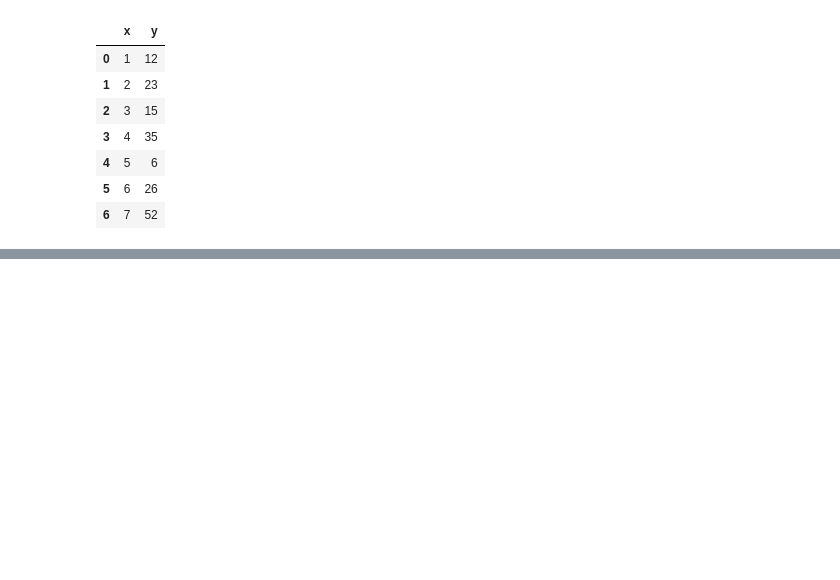
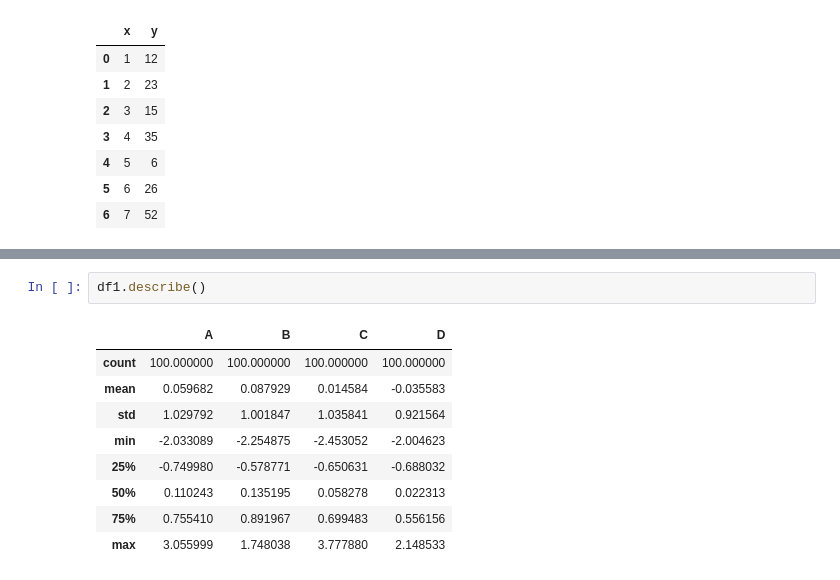
Before and after one commit to Eddie-hanson/Tutorials, a Jupyter notebook: Plotly_and_Cufflinks.ipynb, the cells around one changed output, grey strips where cells are left out. Saved outputs shown, nothing was run; the diff lists cells and outputs as text; blank space fills up the shorter version.

```diff
--- a/Plotly_and_Cufflinks.ipynb
+++ b/Plotly_and_Cufflinks.ipynb
@@ -127,0 +144,12 @@ df1.scatter_matrix()
+# %%
+df1.describe()
+# %% [output]
+|  | A | B | C | D |
+| count | 100.000000 | 100.000000 | 100.000000 | 100.000000 |
+| mean | 0.059682 | 0.087929 | 0.014584 | -0.035583 |
+| std | 1.029792 | 1.001847 | 1.035841 | 0.921564 |
+| min | -2.033089 | -2.254875 | -2.453052 | -2.004623 |
+| 25% | -0.749980 | -0.578771 | -0.650631 | -0.688032 |
+| 50% | 0.110243 | 0.135195 | 0.058278 | 0.022313 |
+| 75% | 0.755410 | 0.891967 | 0.699483 | 0.556156 |
+| max | 3.055999 | 1.748038 | 3.777880 | 2.148533 |
```
Also changed, not shown: parts of 6 cells of this notebook, 3 other files.
